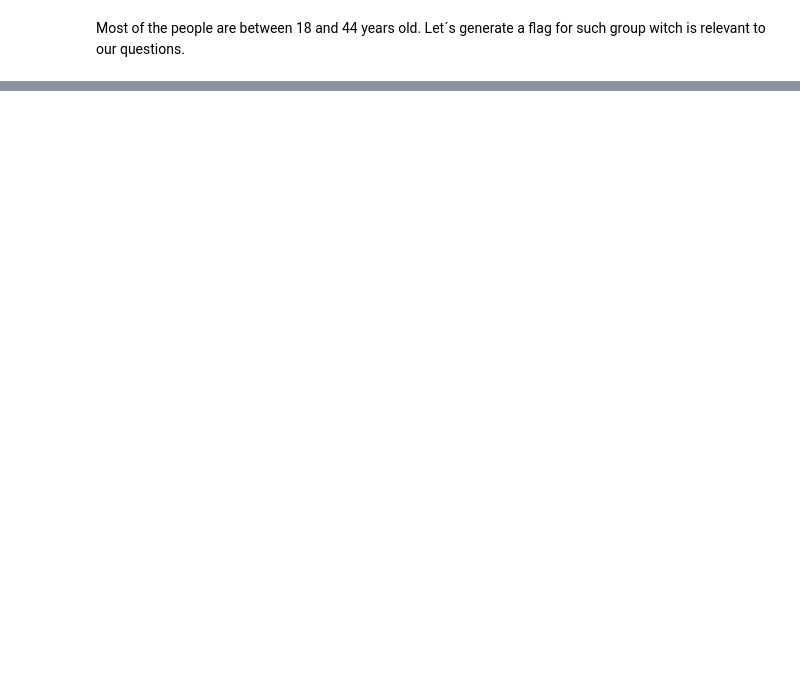
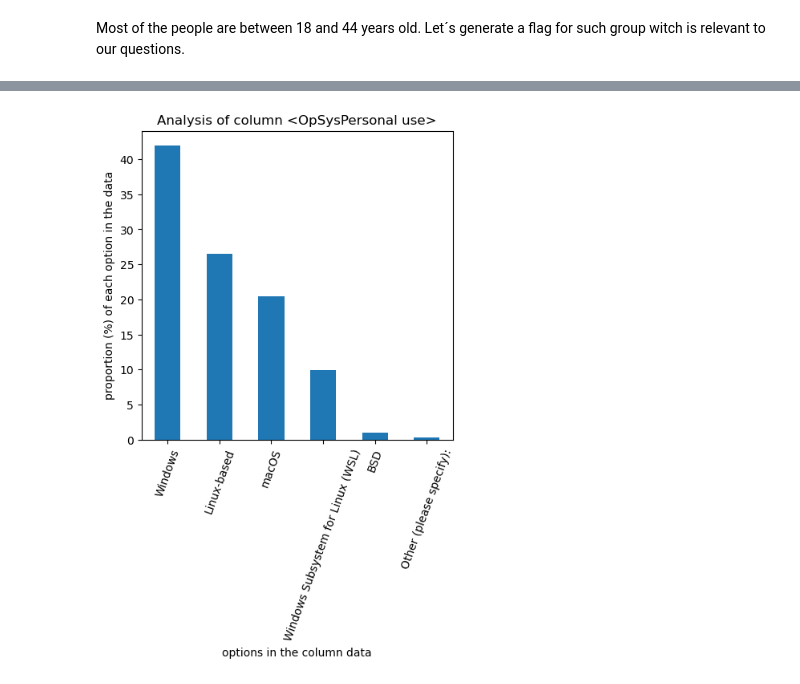
Before and after one commit to user235p/Survey, a Jupyter notebook: SW_recomentation_based_on_data.ipynb, the cells around one changed output, grey strips where cells are left out. Saved outputs shown, nothing was run; the diff lists cells and outputs as text; code cells hidden in the pictures; blank space fills up the shorter version.

```diff
--- a/SW_recomentation_based_on_data.ipynb
+++ b/SW_recomentation_based_on_data.ipynb
@@ -526,0 +664,5 @@ The mayority of the people are in this relevant age group.
+# %%
+selected_column = 'OpSysPersonal use'
+count_plot(df, selected_column, column_element_set_dictionary[selected_column], rotation=70)
+# %% [output]
+[figure, added]
```
Also changed, not shown: parts of 52 cells of this notebook, 1 other file.
